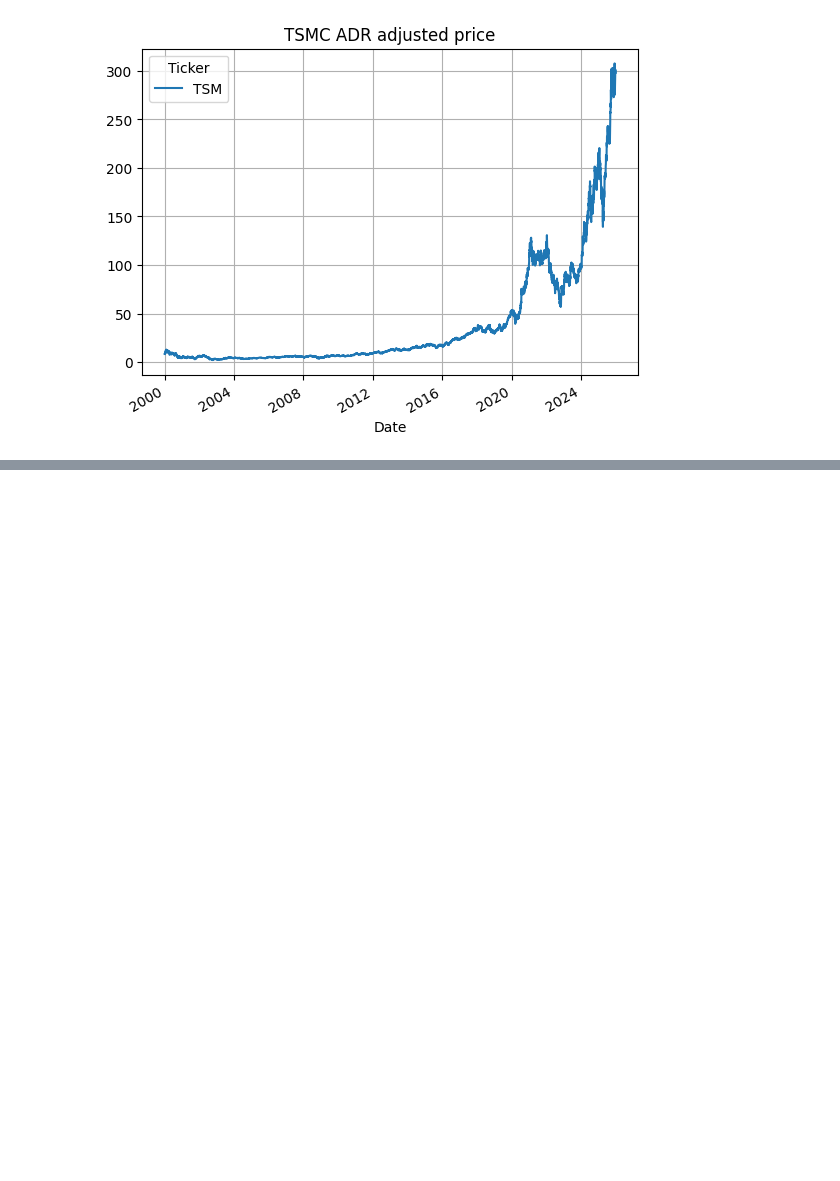
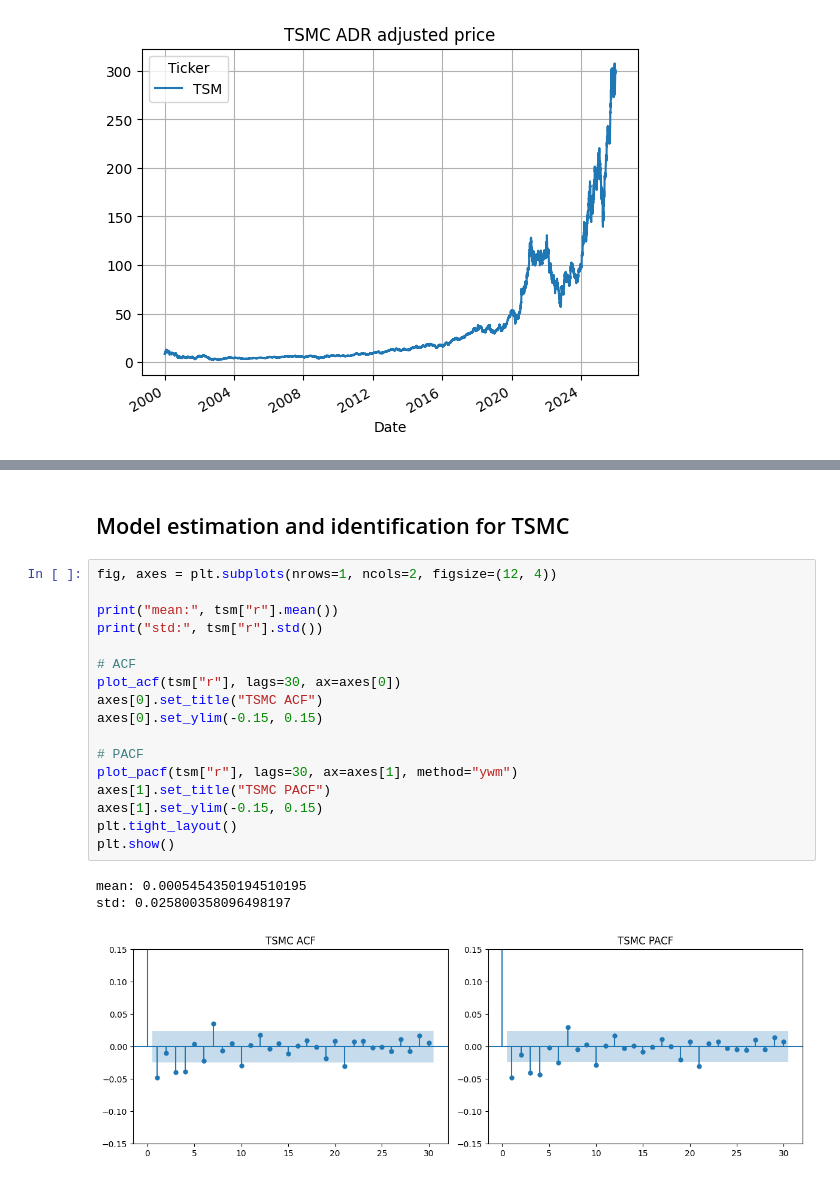
Before and after one commit to FerCorcuera/mit-quant-finance, a Jupyter notebook: Time Series Models/Model_Specification_and_Estimation_TSMC.ipynb, the cells around one changed output, grey strips where cells are left out. Drawn from its saved outputs; the diff is of its cells as text; blank space fills up the shorter version.

```diff
--- a/Time Series Models/Model_Specification_and_Estimation_TSMC.ipynb
+++ b/Time Series Models/Model_Specification_and_Estimation_TSMC.ipynb
@@ -297,0 +314,23 @@ q
+# %% [markdown]
+## Model estimation and identification for TSMC
+# %%
+fig, axes = plt.subplots(nrows=1, ncols=2, figsize=(12, 4))
+
+print("mean:", tsm["r"].mean())
+print("std:", tsm["r"].std())
+
+# ACF
+plot_acf(tsm["r"], lags=30, ax=axes[0])
+axes[0].set_title("TSMC ACF")
+axes[0].set_ylim(-0.15, 0.15)
+
+# PACF
+plot_pacf(tsm["r"], lags=30, ax=axes[1], method="ywm")
+axes[1].set_title("TSMC PACF")
+axes[1].set_ylim(-0.15, 0.15)
+plt.tight_layout()
+plt.show()
+# %% [output]
+mean: 0.0005454350194510195
+std: 0.025800358096498197
+[figure, added]
```
Also changed, not shown: parts of 15 cells of this notebook.
